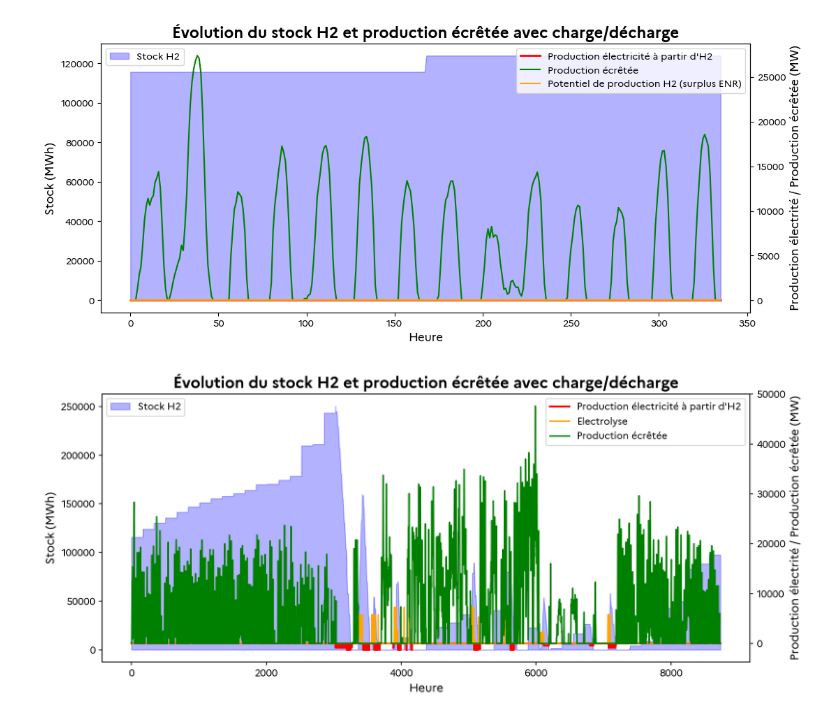
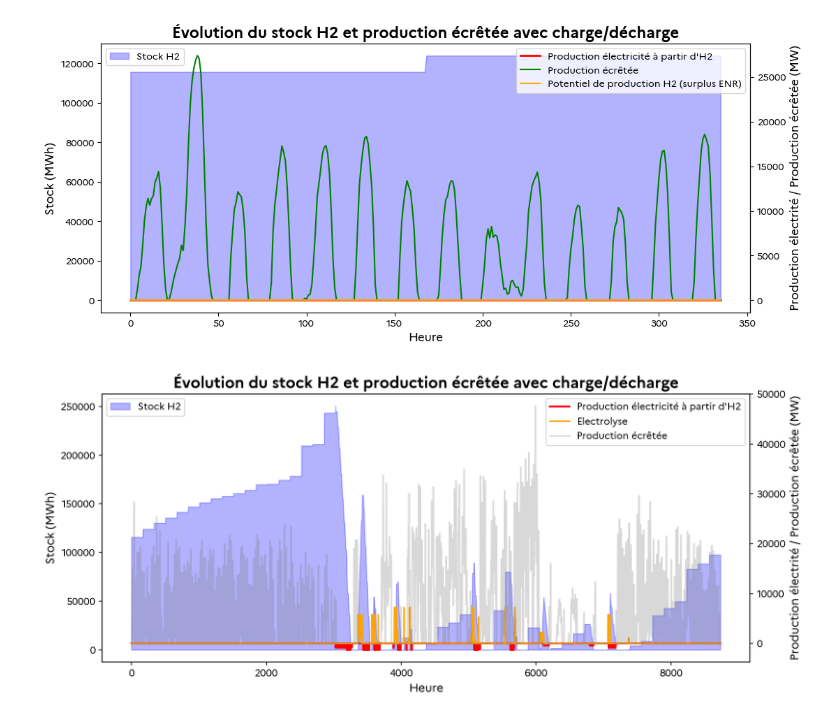
Before and after one commit to alextonon/ETE305_Optimization_Study, a Jupyter notebook: analysis_with_optimization.ipynb, the cells around one changed output. Saved outputs shown, nothing was run; the diff lists cells and outputs as text; code cells hidden in the pictures.

Commit message:
graphe stock

```diff
--- a/analysis_with_optimization.ipynb
+++ b/analysis_with_optimization.ipynb
@@ -854,25 +854,25 @@ plt.show()
 # %%
 fig, ax1 = plt.subplots(figsize=(12,5),dpi=150)
 
 time = df_global.index
 
 # Axe principal : Stock STEP et production écrêtée
 ax1.fill_between(time, 0, df_global["H2_Stock"], color='blue', alpha=0.3, label="Stock H2")
 # ax1.fill_between(time, 0, df_global["Ecret"], color='gray', alpha=0.3, label="Production écrêtée")
 ax1.set_xlabel("Heure")
 ax1.set_ylabel("Stock (MWh)")
 ax1.legend(loc='upper left')
 
 # Axe secondaire : Charge et décharge
 ax2 = ax1.twinx()
 ax2.plot(time, -df_global["H2_CCG"]-df_global["H2_TAC"], color='red', linewidth=2, label="Production électricité à partir d'H2")
 ax2.plot(time, df_global["Electrolyse"], color='orange', label="Electrolyse")
-ax2.plot(time, df_global["Exces"], color='green', label="Production écrêtée")
+ax2.plot(time, df_global["Exces"], color='gray', label="Production écrêtée", alpha=0.3)
 # ax2.plot(time, df_global["H2_discharge"], color='red', linewidth=2, label="Décharge H2")
 ax2.set_ylabel("Production électrité / Production écrêtée (MW)")
 ax2.legend(loc='upper right')
 
 plt.title("Évolution du stock H2 et production écrêtée avec charge/décharge")
 plt.show()
 # %% [output]
-[figure, old version]
+[figure, new version]
```
